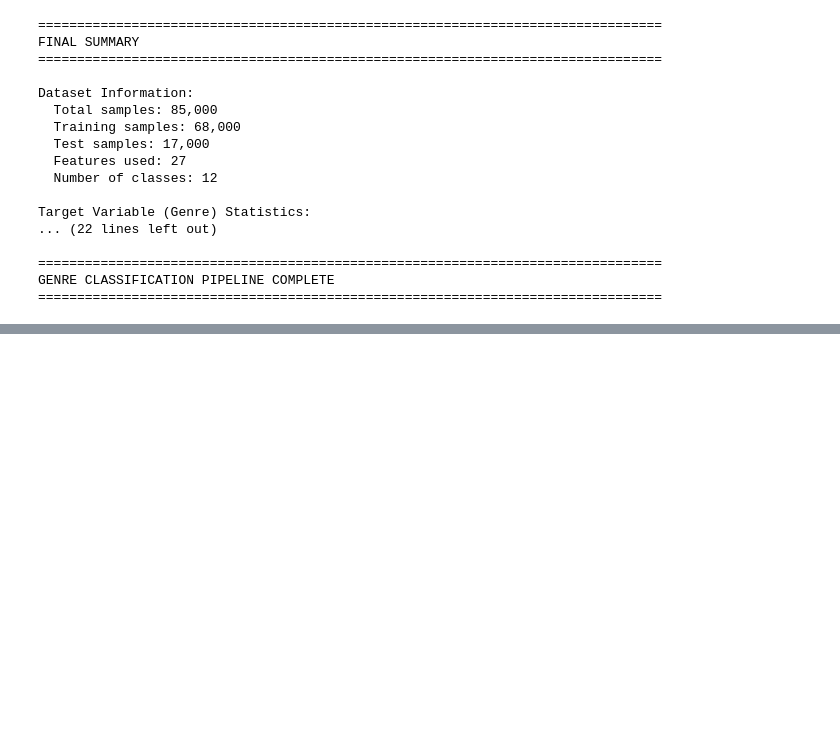
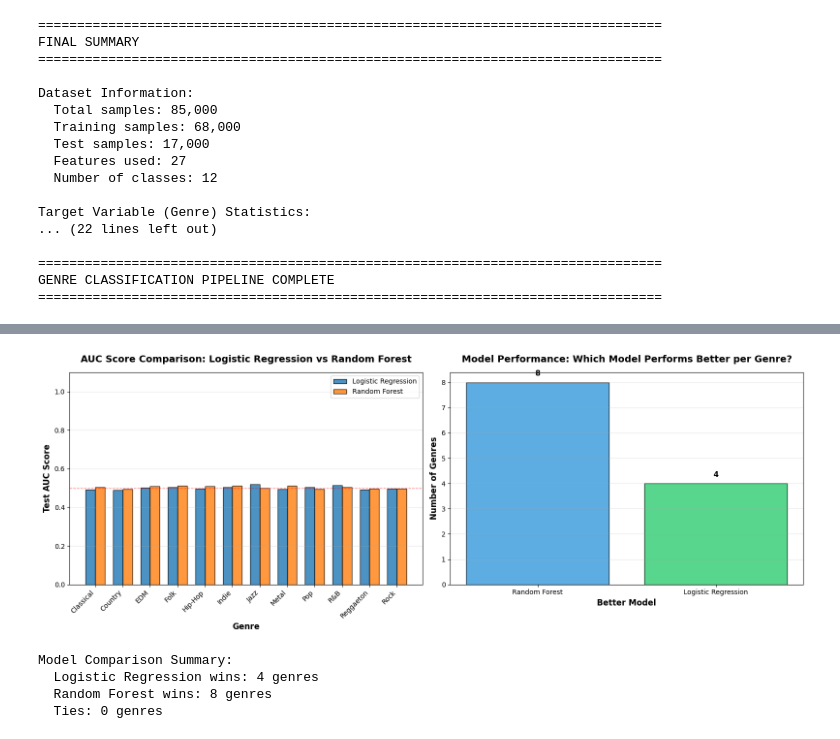
Before and after one commit to sahil095/Spotify-Song-Recommendations, a Jupyter notebook: genre_prediction.ipynb, the cells around one changed output, grey strips where cells are left out. Saved outputs shown, nothing was run; the diff lists cells and outputs as text; code cells hidden in the pictures; blank space fills up the shorter version.

```diff
--- a/genre_prediction.ipynb
+++ b/genre_prediction.ipynb
@@ -633,0 +1135,75 @@ GENRE CLASSIFICATION PIPELINE COMPLETE
+# %%
+# Step 7: Compare Models Side-by-Side
+fig, axes = plt.subplots(1, 2, figsize=(16, 6))
+
+# Plot 1: AUC Scores Comparison
+ax1 = axes[0]
+x_pos = np.arange(len(genre_classes))
+width = 0.35
+
+for idx, model_name in enumerate(binary_models.keys()):
+    auc_values = [binary_results[genre][model_name]['test_auc']
+                  if model_name in binary_results[genre] else np.nan
+                  for genre in genre_classes]
+    offset = width * (idx - 0.5)
+    bars = ax1.bar(x_pos + offset, auc_values, width,
+                   label=model_name, alpha=0.8, edgecolor='black')
+
+ax1.set_xlabel('Genre', fontsize=12, fontweight='bold')
+ax1.set_ylabel('Test AUC Score', fontsize=12, fontweight='bold')
+ax1.set_title('AUC Score Comparison: Logistic Regression vs Random Forest',
+              fontsize=14, fontweight='bold', pad=15)
+ax1.set_xticks(x_pos)
+ax1.set_xticklabels(genre_classes, rotation=45, ha='right')
+ax1.legend()
+ax1.grid(axis='y', alpha=0.3)
+ax1.set_ylim([0, 1.1])
+ax1.axhline(y=0.5, color='r', linestyle='--', linewidth=1, alpha=0.5)
+
+# Plot 2: Model Performance Ranking
+ax2 = axes[1]
+# Calculate which model performs better for each genre
+model_comparison = []
+for genre in genre_classes:
+    lr_auc = binary_results[genre].get('Logistic Regression', {}).get('test_auc', np.nan)
+    rf_auc = binary_results[genre].get('Random Forest', {}).get('test_auc', np.nan)
+
+    if not np.isnan(lr_auc) and not np.isnan(rf_auc):
+        if lr_auc > rf_auc:
+            model_comparison.append('Logistic Regression')
+        elif rf_auc > lr_auc:
+            model_comparison.append('Random Forest')
+        else:
+            model_comparison.append('Tie')
+    else:
+        model_comparison.append('N/A')
+
+comparison_counts = pd.Series(model_comparison).value_counts()
+colors = ['#3498db', '#2ecc71', '#95a5a6']
+bars = ax2.bar(comparison_counts.index, comparison_counts.values,
+               color=colors[:len(comparison_counts)], alpha=0.8, edgecolor='black')
+
+ax2.set_xlabel('Better Model', fontsize=12, fontweight='bold')
+ax2.set_ylabel('Number of Genres', fontsize=12, fontweight='bold')
+ax2.set_title('Model Performance: Which Model Performs Better per Genre?',
+              fontsize=14, fontweight='bold', pad=15)
+ax2.grid(axis='y', alpha=0.3)
+
+# Add value labels
+for bar, val in zip(bars, comparison_counts.values):
+    ax2.text(bar.get_x() + bar.get_width()/2., bar.get_height() + 0.2,
+            f'{val}', ha='center', va='bottom', fontsize=11, fontweight='bold')
+
+plt.tight_layout()
+plt.show()
+
+print(f"\nModel Comparison Summary:")
+print(f"  Logistic Regression wins: {comparison_counts.get('Logistic Regression', 0)} genres")
+print(f"  Random Forest wins: {comparison_counts.get('Random Forest', 0)} genres")
+print(f"  Ties: {comparison_counts.get('Tie', 0)} genres")
+# %% [output]
+[figure, added]
+Model Comparison Summary:
+  Logistic Regression wins: 4 genres
+  Random Forest wins: 8 genres
+  Ties: 0 genres
```
Also changed, not shown: parts of 11 cells of this notebook.
